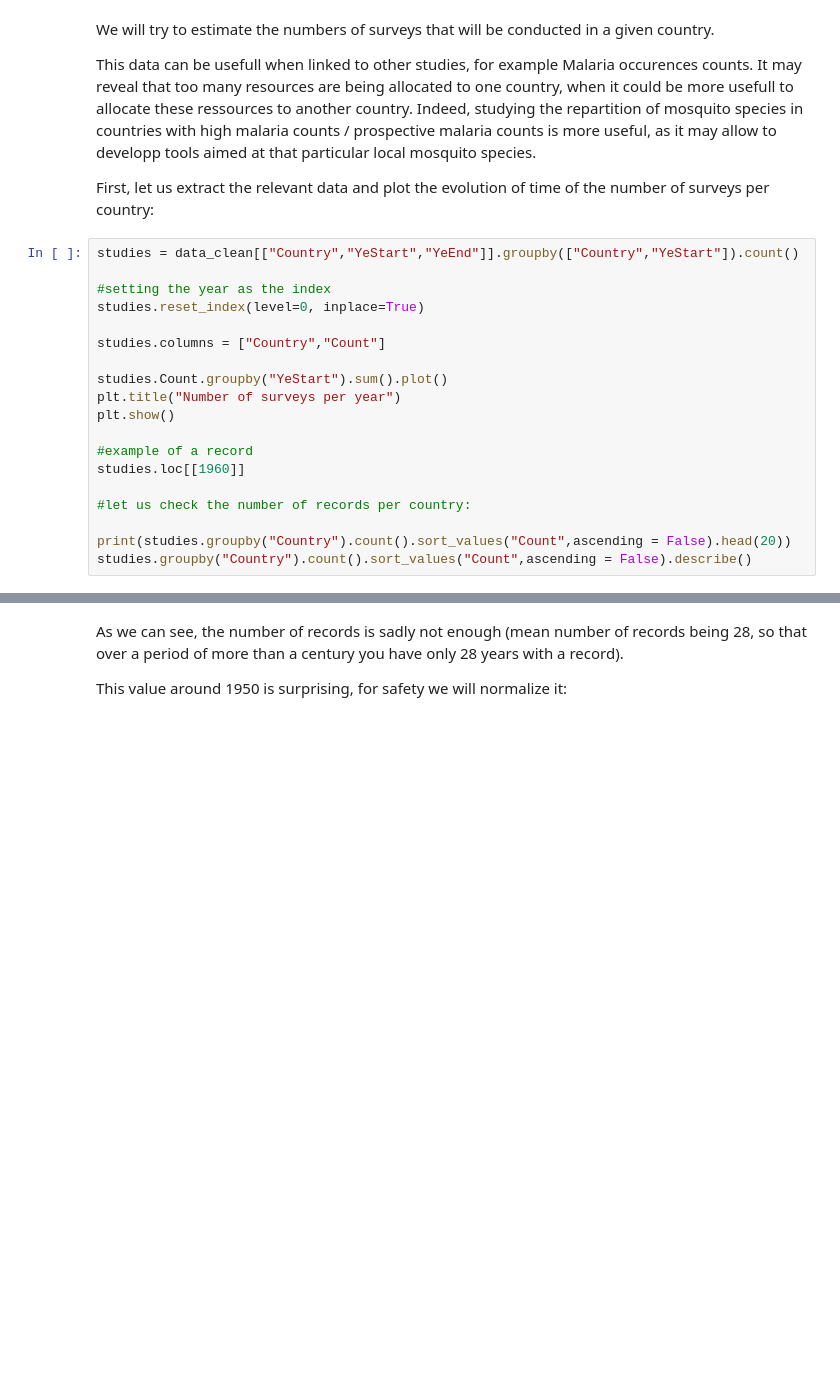
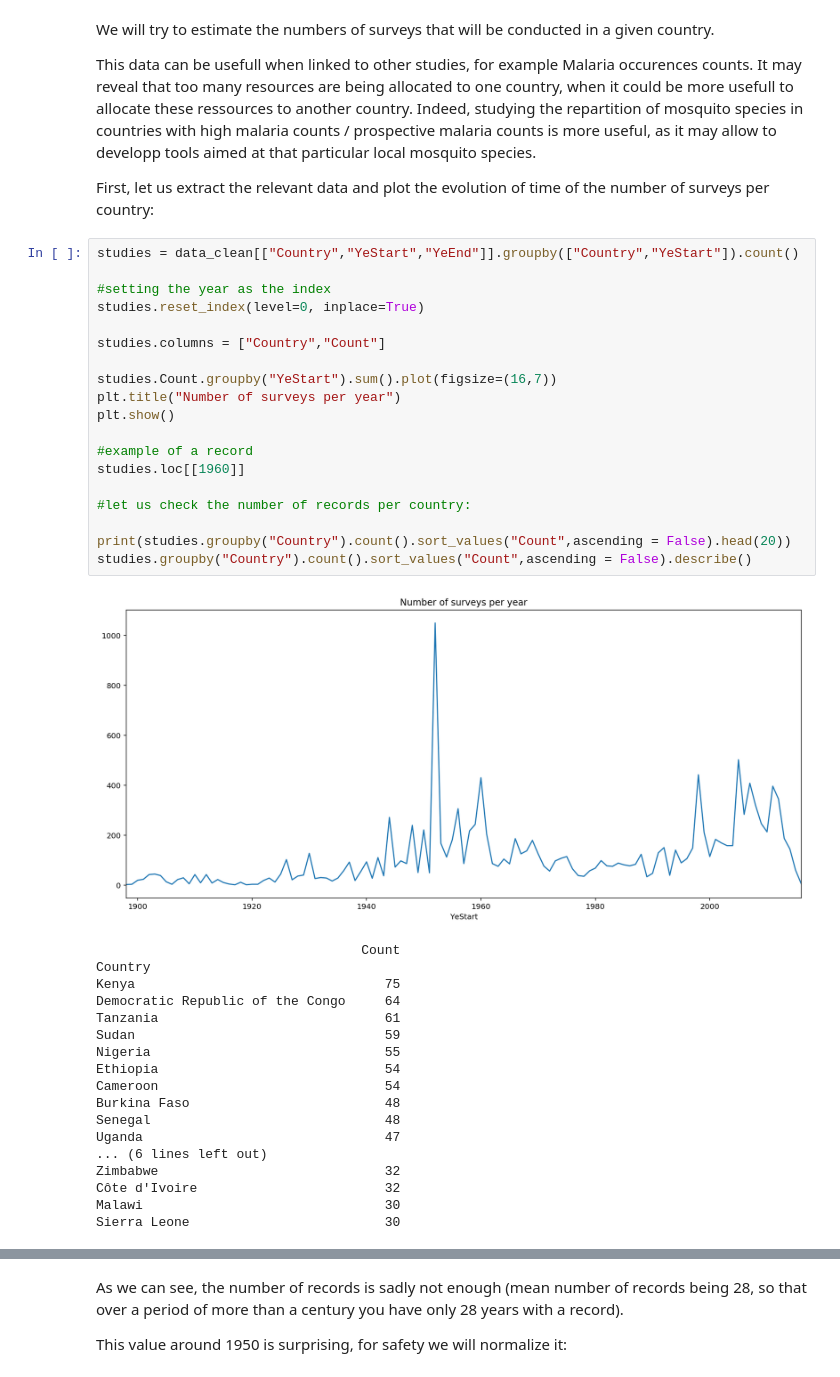
Before and after one commit to SebastianS09/Malaria, a Jupyter notebook: African_anopheline_vectors.ipynb, the cells around one changed output, grey strips where cells are left out. Cells and saved outputs as stored; diff of their text form; blank space fills up the shorter version.

```diff
--- a/African_anopheline_vectors.ipynb
+++ b/African_anopheline_vectors.ipynb
@@ -1022,19 +1087,38 @@ First, let us extract the relevant data and plot the evolution of time of the nu
 # %%
 studies = data_clean[["Country","YeStart","YeEnd"]].groupby(["Country","YeStart"]).count()
 
 #setting the year as the index
 studies.reset_index(level=0, inplace=True)
 
 studies.columns = ["Country","Count"]
 
-studies.Count.groupby("YeStart").sum().plot()
+studies.Count.groupby("YeStart").sum().plot(figsize=(16,7))
 plt.title("Number of surveys per year")
 plt.show()
 
 #example of a record
 studies.loc[[1960]]
 
 #let us check the number of records per country:
 
 print(studies.groupby("Country").count().sort_values("Count",ascending = False).head(20))
 studies.groupby("Country").count().sort_values("Count",ascending = False).describe()
+# %% [output]
+[figure, added]
+                                  Count
+Country
+Kenya                                75
+Democratic Republic of the Congo     64
+Tanzania                             61
+Sudan                                59
+Nigeria                              55
+Ethiopia                             54
+Cameroon                             54
+Burkina Faso                         48
+Senegal                              48
+Uganda                               47
+... (6 lines left out)
+Zimbabwe                             32
+Côte d'Ivoire                        32
+Malawi                               30
+Sierra Leone                         30
```
Also changed, not shown: parts of 35 cells of this notebook.
